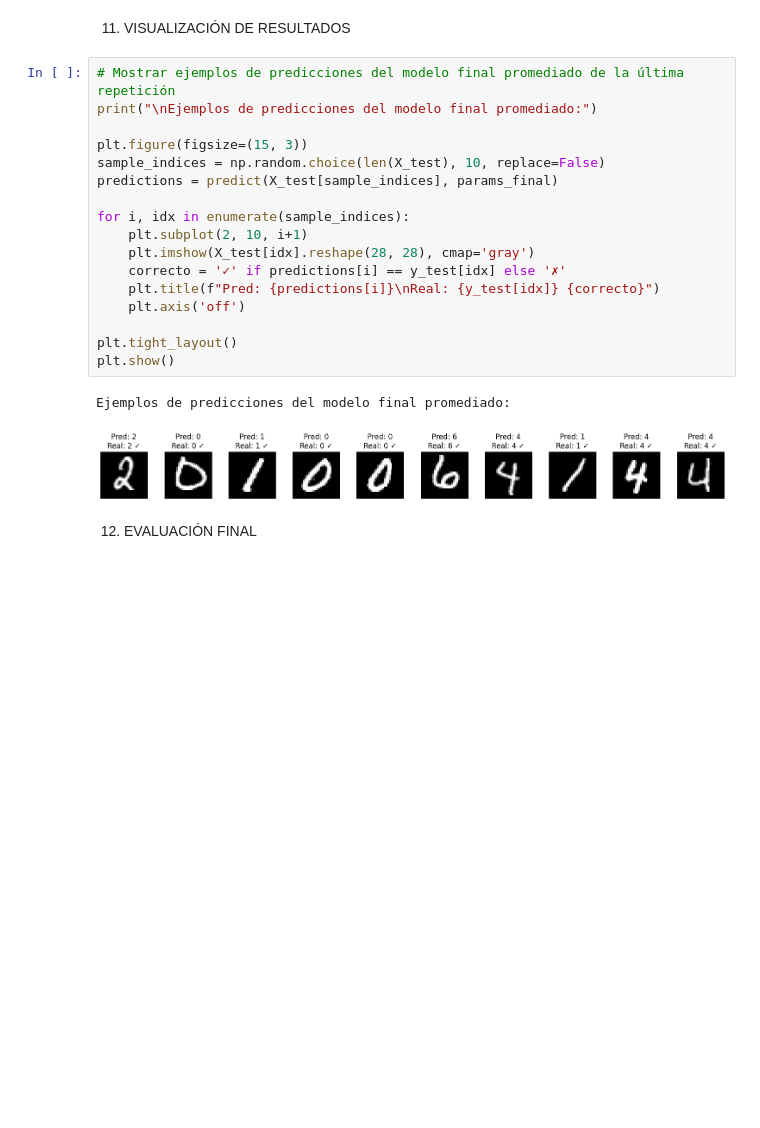
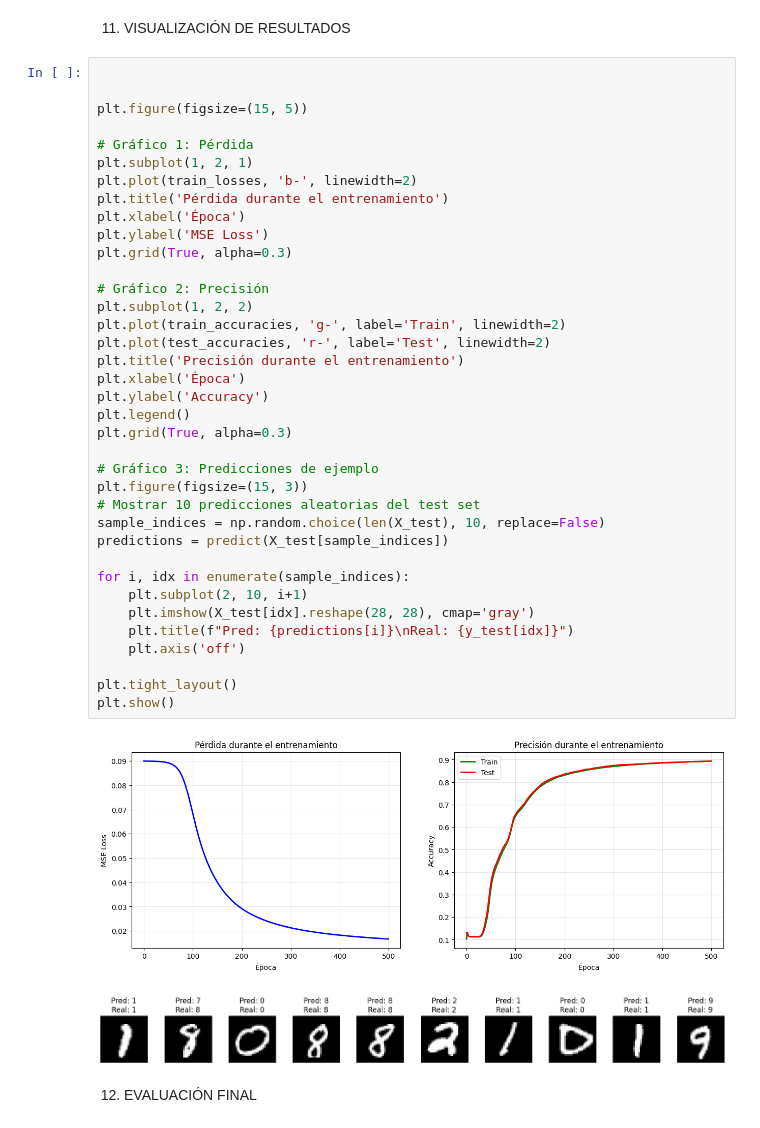
Before and after one commit to JDCM01/entrenamiento_red_neuronal_MNIST, a Jupyter notebook: red_neuronal_MNIST.ipynb, the cells around one changed output. Cells and saved outputs as stored; diff of their text form; blank space fills up the shorter version.

```diff
--- a/red_neuronal_MNIST.ipynb
+++ b/red_neuronal_MNIST.ipynb
@@ -528,24 +475,44 @@ Resultados guardados en: resultados_entrenamiento_50_repeticiones.csv
 # %% [markdown]
 11. VISUALIZACIÓN DE RESULTADOS
 # %%
-# Mostrar ejemplos de predicciones del modelo final promediado de la última repetición
-print("\nEjemplos de predicciones del modelo final promediado:")
 
+
+plt.figure(figsize=(15, 5))
+
+# Gráfico 1: Pérdida
+plt.subplot(1, 2, 1)
+plt.plot(train_losses, 'b-', linewidth=2)
+plt.title('Pérdida durante el entrenamiento')
+plt.xlabel('Época')
+plt.ylabel('MSE Loss')
+plt.grid(True, alpha=0.3)
+
+# Gráfico 2: Precisión
+plt.subplot(1, 2, 2)
+plt.plot(train_accuracies, 'g-', label='Train', linewidth=2)
+plt.plot(test_accuracies, 'r-', label='Test', linewidth=2)
+plt.title('Precisión durante el entrenamiento')
+plt.xlabel('Época')
+plt.ylabel('Accuracy')
+plt.legend()
+plt.grid(True, alpha=0.3)
+
+# Gráfico 3: Predicciones de ejemplo
 plt.figure(figsize=(15, 3))
+# Mostrar 10 predicciones aleatorias del test set
 sample_indices = np.random.choice(len(X_test), 10, replace=False)
-predictions = predict(X_test[sample_indices], params_final)
+predictions = predict(X_test[sample_indices])
 
 for i, idx in enumerate(sample_indices):
     plt.subplot(2, 10, i+1)
     plt.imshow(X_test[idx].reshape(28, 28), cmap='gray')
-    correcto = '✓' if predictions[i] == y_test[idx] else '✗'
-    plt.title(f"Pred: {predictions[i]}\nReal: {y_test[idx]} {correcto}")
+    plt.title(f"Pred: {predictions[i]}\nReal: {y_test[idx]}")
     plt.axis('off')
 
 plt.tight_layout()
 plt.show()
 # %% [output]
-Ejemplos de predicciones del modelo final promediado:
-[figure, old version]
+[figure, new version]
+[figure, added]
 # %% [markdown]
 12. EVALUACIÓN FINAL
```
Also changed, not shown: parts of 14 cells of this notebook.
